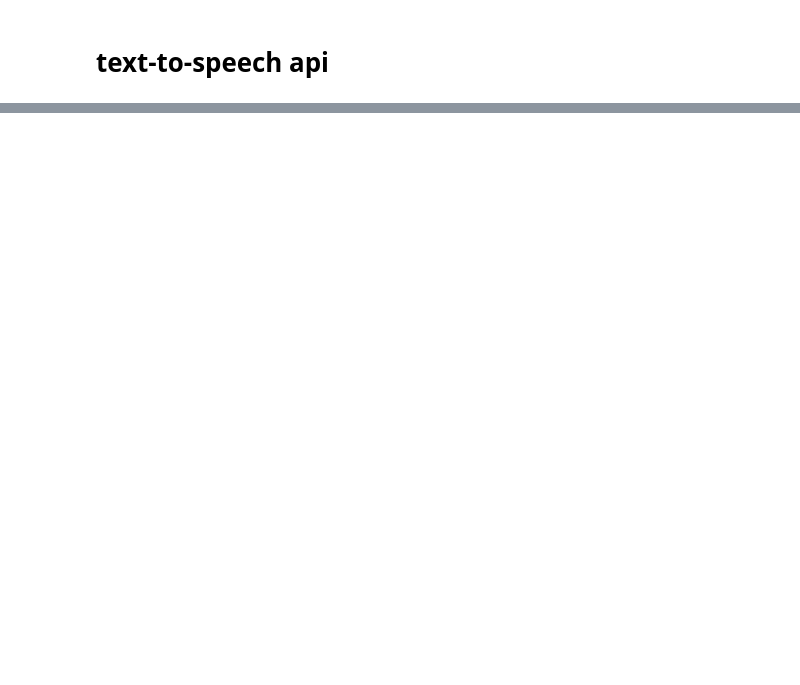
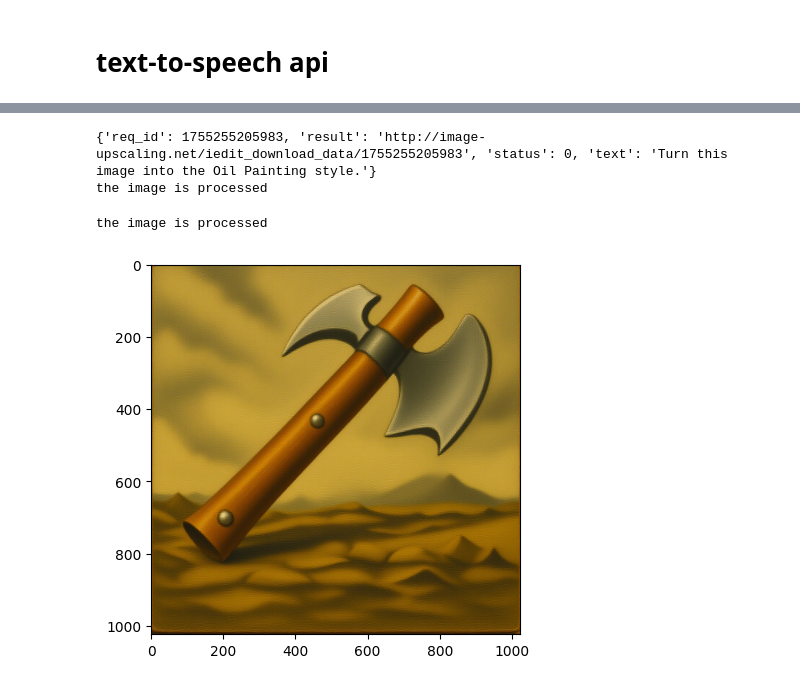
Before and after one commit to dercodeKoenig/image-upscaling.net_API, a Jupyter notebook: image_upscaling_api.ipynb, the cells around one changed output, grey strips where cells are left out. Cells and saved outputs as stored; diff of their text form; code cells hidden in the pictures; blank space fills up the shorter version.

```diff
--- a/image_upscaling_api.ipynb
+++ b/image_upscaling_api.ipynb
@@ -228,0 +292,48 @@ Audio(filename)
+# %%
+# get the status for the current request
+data = requests.get(url, cookies=cookies).json()
+entries = data['entries']
+for i in entries:
+  if i['req_id'] == int(request_id):
+    print(i)
+    if i['status'] == 0:
+      print("the image is processed")
+    else:
+      print("the image is processing")
+# %% [output]
+{'req_id': 1755255205983, 'result': 'http://image-upscaling.net/iedit_download_data/1755255205983', 'status': 0, 'text': 'Turn this image into the Oil Painting style.'}
+the image is processed
+# %%
+# wait for the image to process and download it
+
+
+def wait_and_download(request_id, filename):
+  while True:
+    url = "/".join([serverurl, "iedit_get_status"])
+    data = requests.get(url, cookies=cookies).json()
+    entries = data['entries']
+    for i in entries:
+      if i['req_id'] == int(request_id):
+        if i['status'] == 0:
+          print("the image is processed")
+          url = i['result']
+          respone = requests.get(url, cookies=cookies)
+          with open(filename, "wb") as f:
+            f.write(respone.content)
+          return
+    time.sleep(1)
+
+filename = "test_image_processed.jpg"
+wait_and_download(request_id, filename)
+# %% [output]
+the image is processed
+# %%
+# show the image
+
+import matplotlib.pyplot as plt
+import matplotlib.image as mpimg
+img = mpimg.imread(filename)
+imgplot = plt.imshow(img)
+plt.show()
+# %% [output]
+[figure, added]
```
Also changed, not shown: parts of 14 cells of this notebook.
